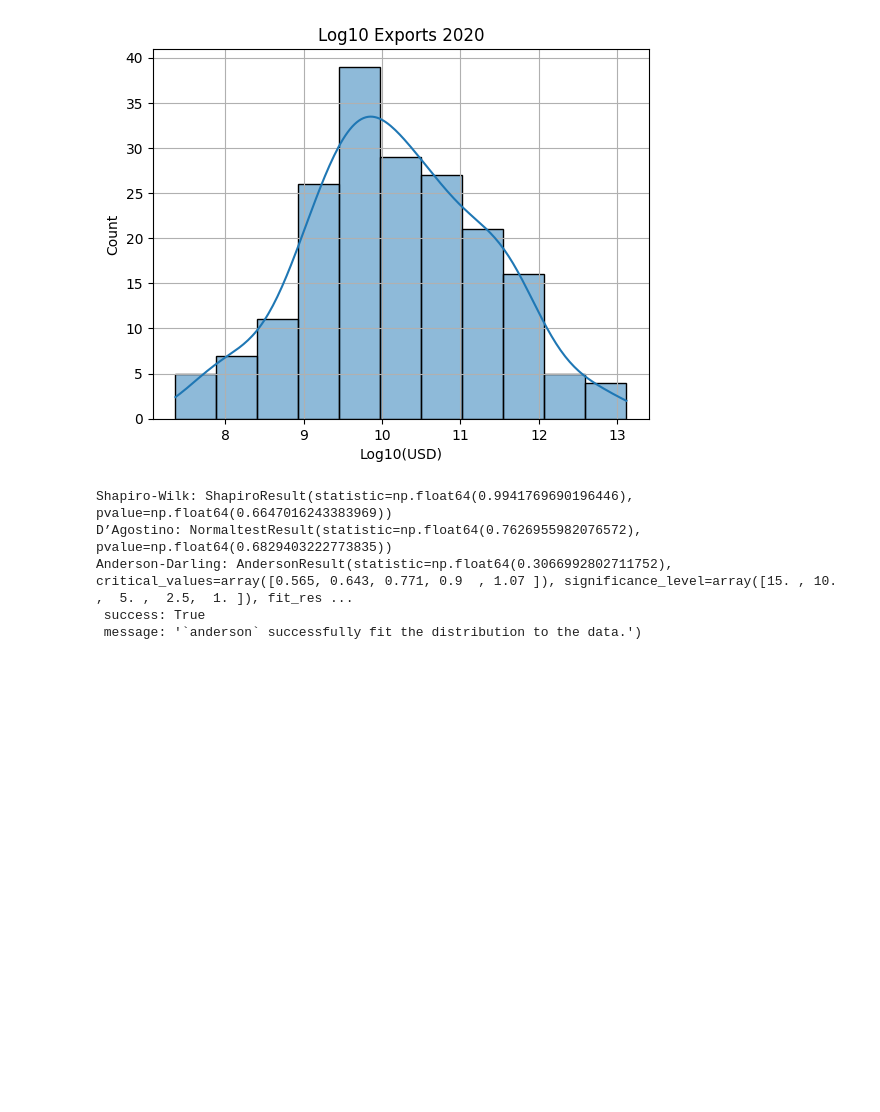
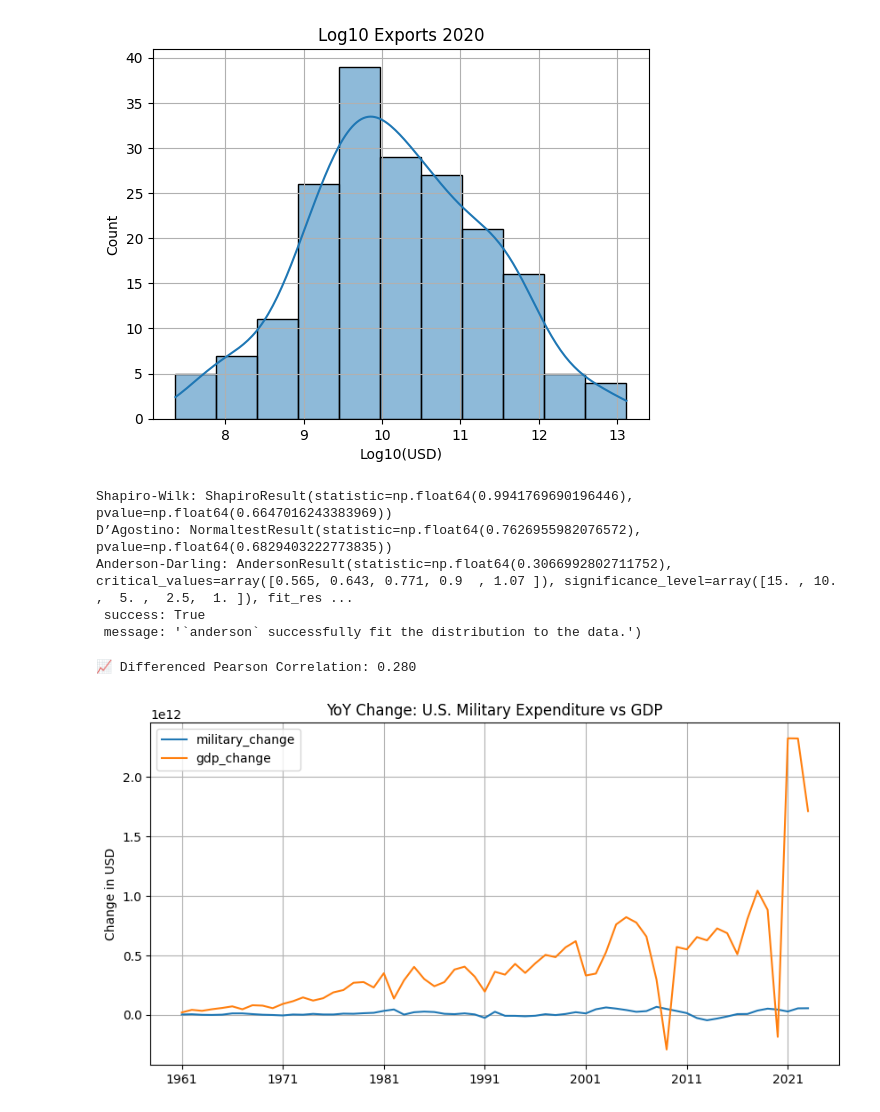
Before and after one commit to lorbke/BDA, a Jupyter notebook: analysis.ipynb, the cells around one changed output. Drawn from its saved outputs; the diff is of its cells as text; code cells hidden in the pictures; blank space fills up the shorter version.

Commit message:
add differenced pearson correlation for military expenses and gdp

```diff
--- a/analysis.ipynb
+++ b/analysis.ipynb
@@ -144,3 +144,57 @@ D’Agostino: NormaltestResult(statistic=np.float64(0.7626955982076572), pvalue=
 Anderson-Darling: AndersonResult(statistic=np.float64(0.3066992802711752), critical_values=array([0.565, 0.643, 0.771, 0.9  , 1.07 ]), significance_level=array([15. , 10. ,  5. ,  2.5,  1. ]), fit_res ...
  success: True
  message: '`anderson` successfully fit the distribution to the data.')
+# %%
+# 📘 Differenced Pearson Correlation: U.S. Military Spending vs GDP (1961–2024)
+
+import pandas as pd
+import numpy as np
+import matplotlib.pyplot as plt
+from scipy.stats import pearsonr
+
+# Load military expenditure
+military_df = pd.read_csv("data/military_expanditure.csv", skiprows=5, header=None)
+with open("data/military_expanditure.csv") as f:
+    for _ in range(4): next(f)
+    military_headers = f.readline().strip().split(",")
+military_columns = military_headers[:4] + [y.strip('"') for y in military_headers[4:-1]] + ["extra"]
+military_df.columns = [c.strip('"') for c in military_columns]
+
+# Load GDP data
+gdp_df = pd.read_csv("data/gdp.csv", skiprows=5, header=None)
+with open("data/gdp.csv") as f:
+    for _ in range(4): next(f)
+    gdp_headers = f.readline().strip().split(",")
+gdp_columns = gdp_headers[:4] + [y.strip('"') for y in gdp_headers[4:-1]] + ["extra"]
+gdp_df.columns = [c.strip('"') for c in gdp_columns]
+
+# Extract U.S. data
+years = [str(y) for y in range(1960, 2025)]
+usa_military = military_df[military_df["Country Name"] == "United States"]
+usa_gdp = gdp_df[gdp_df["Country Name"] == "United States"]
+
+military_series = pd.Series(pd.to_numeric(usa_military[years].values.flatten(), errors="coerce"), index=years).dropna()
+gdp_series = pd.Series(pd.to_numeric(usa_gdp[years].values.flatten(), errors="coerce"), index=years).dropna()
+
+# First differences to remove trend
+military_diff = military_series.diff().dropna()
+gdp_diff = gdp_series.diff().dropna()
+
+# Align and compute correlation
+aligned = pd.DataFrame({
+    "military_change": military_diff,
+    "gdp_change": gdp_diff
+}).dropna()
+
+# Pearson correlation
+correlation = aligned["military_change"].corr(aligned["gdp_change"])
+print(f"📈 Differenced Pearson Correlation: {correlation:.3f}")
+
+# Optional: plot
+aligned.plot(title="YoY Change: U.S. Military Expenditure vs GDP", figsize=(10, 5))
+plt.ylabel("Change in USD")
+plt.grid(True)
+plt.show()
+# %% [output]
+📈 Differenced Pearson Correlation: 0.280
+[figure, added]
```
